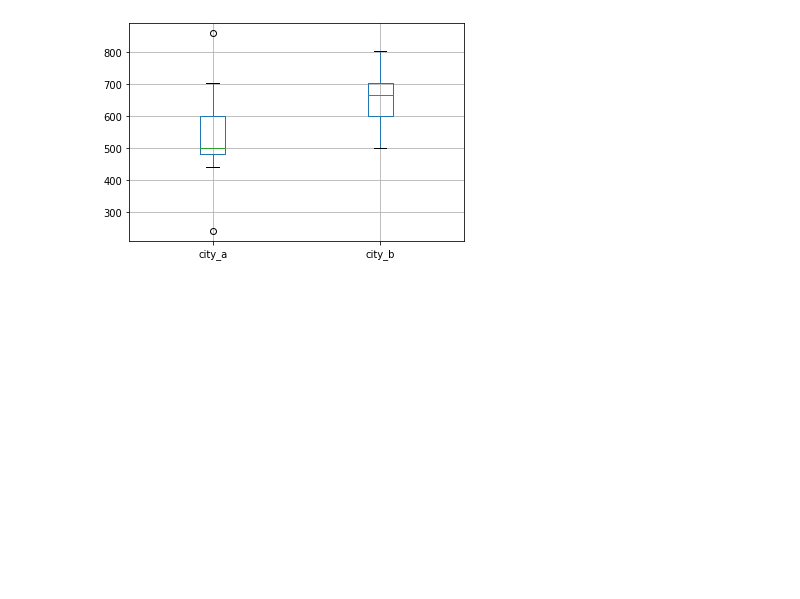
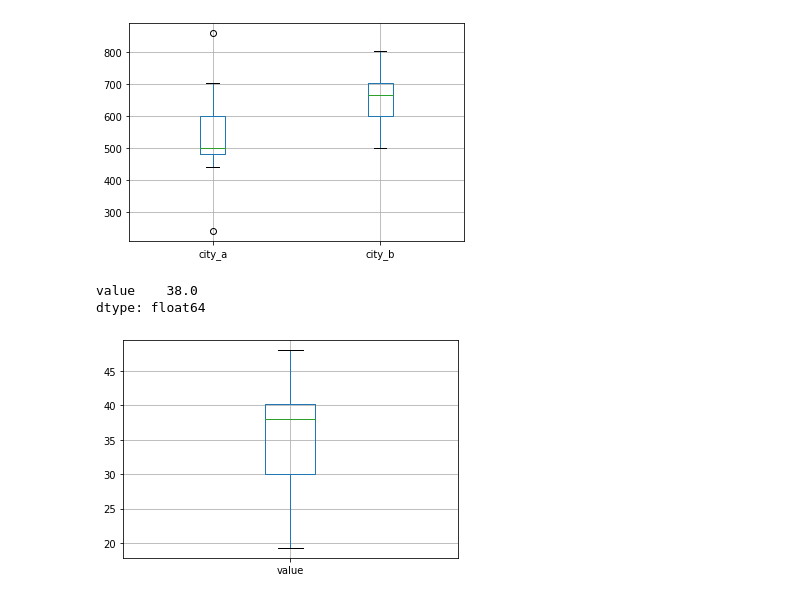
Before and after one commit to gdvnedu/SF, a Jupyter notebook: dst/module_2/stat&basic_1/Descriptive Statistics.ipynb, the cells around one changed output. Cells and saved outputs as stored; diff of their text form; code cells hidden in the pictures; blank space fills up the shorter version.

```diff
--- a/dst/module_2/stat&basic_1/Descriptive Statistics.ipynb
+++ b/dst/module_2/stat&basic_1/Descriptive Statistics.ipynb
@@ -175,3 +175,14 @@ df = pd.DataFrame({
 boxplot = df.boxplot(column=['city_a', 'city_b'])
 # %% [output]
 [figure]
+# %%
+data = pd.DataFrame({
+  'value': [48, 44, 42.5, 40.5, 40.5, 39, 39, 38, 38, 38, 35, 33, 30.2, 30, 26, 19.3, 27, 21]
+})
+
+data.boxplot()
+data.median(axis=0)
+# %% [output]
+value    38.0
+dtype: float64
+[figure, added]
```
Also changed, not shown: parts of 1 cell of this notebook, 3 other files.
